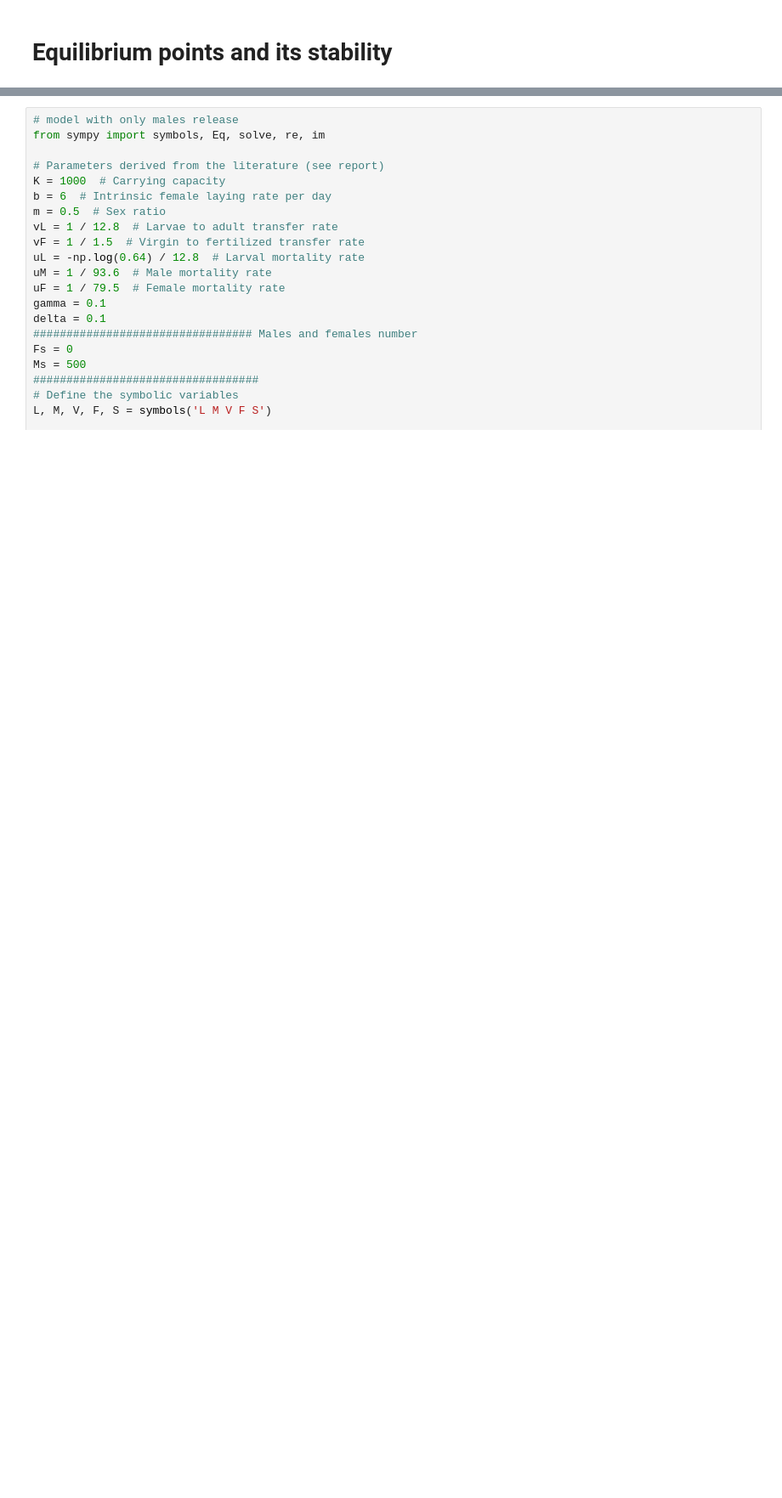
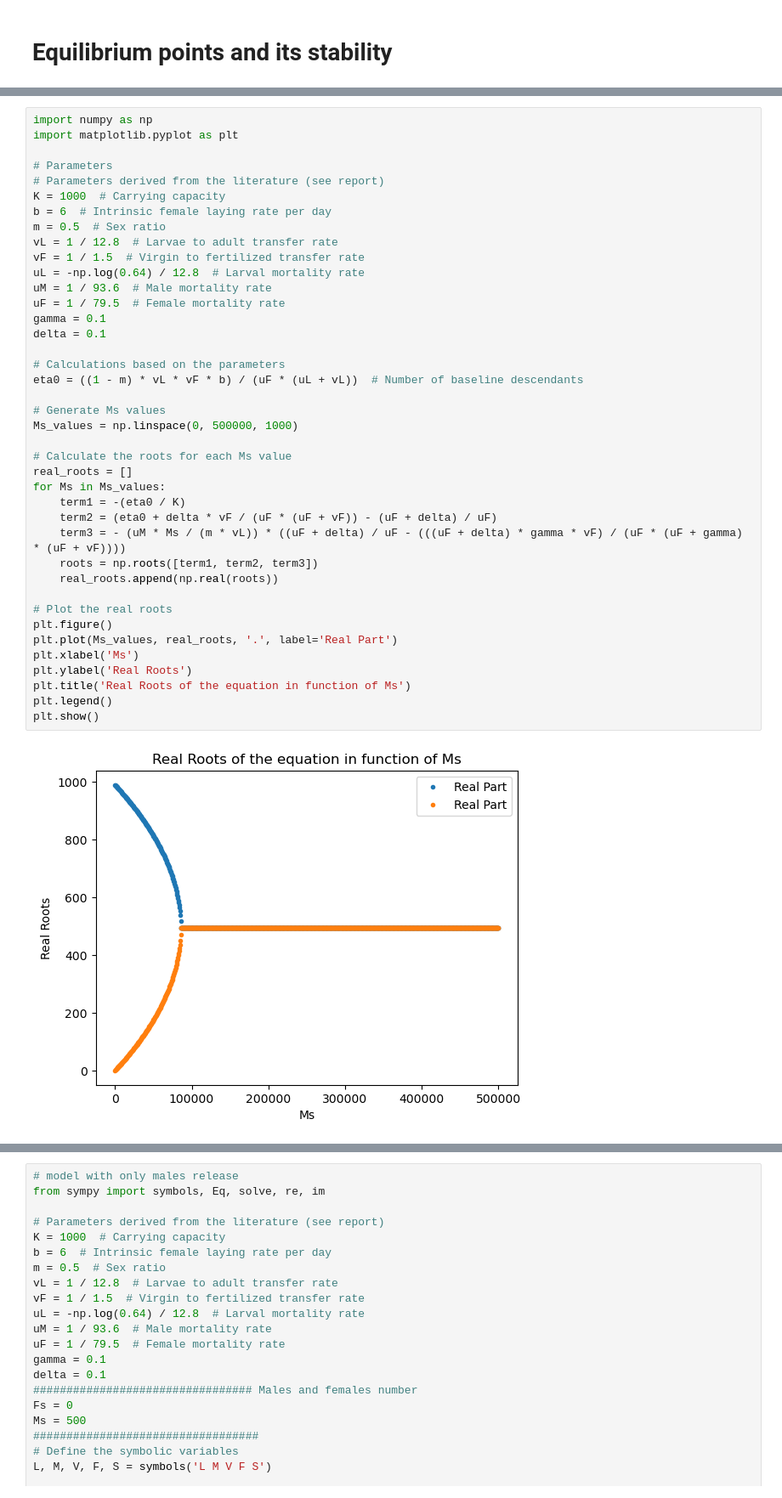
Before and after one commit to m2cci-belkhayt/Controlling-D.suzukii-population-using-mathematical-modeling-and-SIT-with-Females-and-Males-release, a Jupyter notebook: Non Basic model.ipynb, the cells around one changed output, grey strips where cells are left out. Shown at 85% size. Cells and saved outputs as stored; diff of their text form; blank space fills up the shorter version.

```diff
--- a/Non Basic model.ipynb
+++ b/Non Basic model.ipynb
@@ -214,0 +217,42 @@ dynamic_rel(X0_rel_tis,Ms=0,Fs=0,name="dynamics")
+# %%
+import numpy as np
+import matplotlib.pyplot as plt
+
+# Parameters
+# Parameters derived from the literature (see report)
+K = 1000  # Carrying capacity
+b = 6  # Intrinsic female laying rate per day
+m = 0.5  # Sex ratio
+vL = 1 / 12.8  # Larvae to adult transfer rate
+vF = 1 / 1.5  # Virgin to fertilized transfer rate
+uL = -np.log(0.64) / 12.8  # Larval mortality rate
+uM = 1 / 93.6  # Male mortality rate
+uF = 1 / 79.5  # Female mortality rate
+gamma = 0.1
+delta = 0.1
+
+# Calculations based on the parameters
+eta0 = ((1 - m) * vL * vF * b) / (uF * (uL + vL))  # Number of baseline descendants
+
+# Generate Ms values
+Ms_values = np.linspace(0, 500000, 1000)
+
+# Calculate the roots for each Ms value
+real_roots = []
+for Ms in Ms_values:
+    term1 = -(eta0 / K)
+    term2 = (eta0 + delta * vF / (uF * (uF + vF)) - (uF + delta) / uF)
+    term3 = - (uM * Ms / (m * vL)) * ((uF + delta) / uF - (((uF + delta) * gamma * vF) / (uF * (uF + gamma) * (uF + vF))))
+    roots = np.roots([term1, term2, term3])
+    real_roots.append(np.real(roots))
+
+# Plot the real roots
+plt.figure()
+plt.plot(Ms_values, real_roots, '.', label='Real Part')
+plt.xlabel('Ms')
+plt.ylabel('Real Roots')
+plt.title('Real Roots of the equation in function of Ms')
+plt.legend()
+plt.show()
+# %% [output]
+[figure, added]
```
Also changed, not shown: parts of 6 cells of this notebook, 3 other files.
